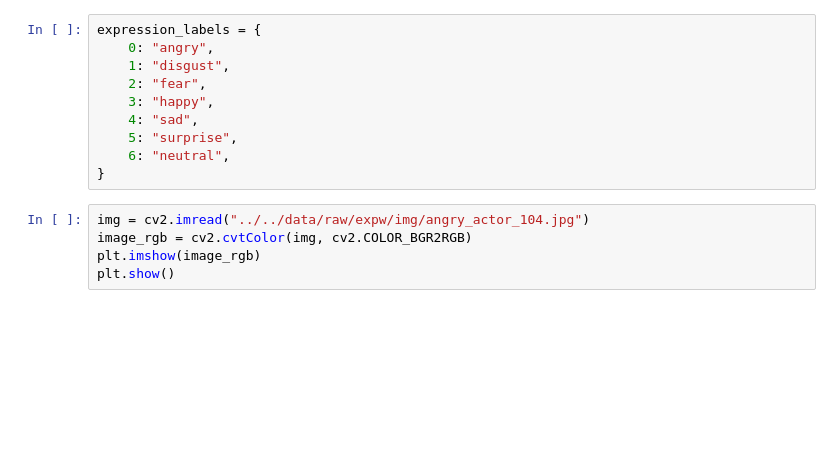
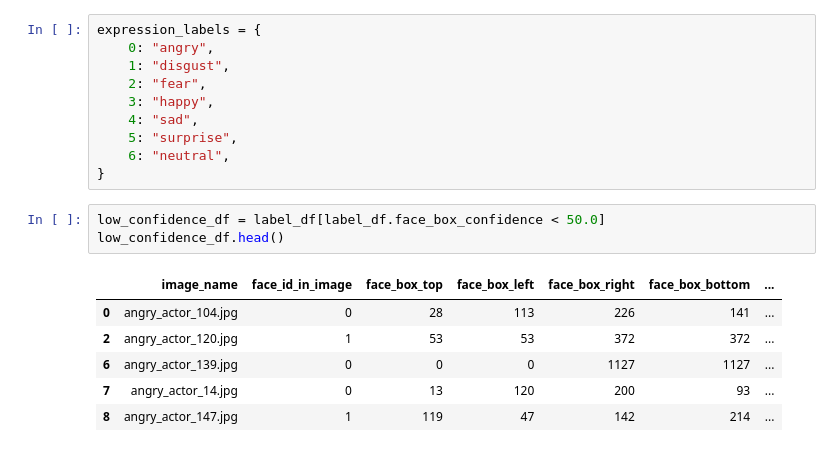
Before and after one commit to DSPRO2-Group-9/emotion_recognition, a Jupyter notebook: notebook/processing/clean_expw.ipynb, the cells around one changed output. Saved outputs shown, nothing was run; the diff lists cells and outputs as text; blank space fills up the shorter version.

```diff
--- a/notebook/processing/clean_expw.ipynb
+++ b/notebook/processing/clean_expw.ipynb
@@ -23,8 +49,13 @@ expression_labels = {
     5: "surprise",
     6: "neutral",
 }
-# %%
-img = cv2.imread("../../data/raw/expw/img/angry_actor_104.jpg")
-image_rgb = cv2.cvtColor(img, cv2.COLOR_BGR2RGB)
-plt.imshow(image_rgb)
-plt.show()
+# %%
+low_confidence_df = label_df[label_df.face_box_confidence < 50.0]
+low_confidence_df.head()
+# %% [output]
+|  | image_name | face_id_in_image | face_box_top | face_box_left | face_box_right | face_box_bottom | ... |
+| 0 | angry_actor_104.jpg | 0 | 28 | 113 | 226 | 141 | ... |
+| 2 | angry_actor_120.jpg | 1 | 53 | 53 | 372 | 372 | ... |
+| 6 | angry_actor_139.jpg | 0 | 0 | 0 | 1127 | 1127 | ... |
+| 7 | angry_actor_14.jpg | 0 | 13 | 120 | 200 | 93 | ... |
+| 8 | angry_actor_147.jpg | 1 | 119 | 47 | 142 | 214 | ... |
```
Also changed, not shown: parts of 6 cells of this notebook.
